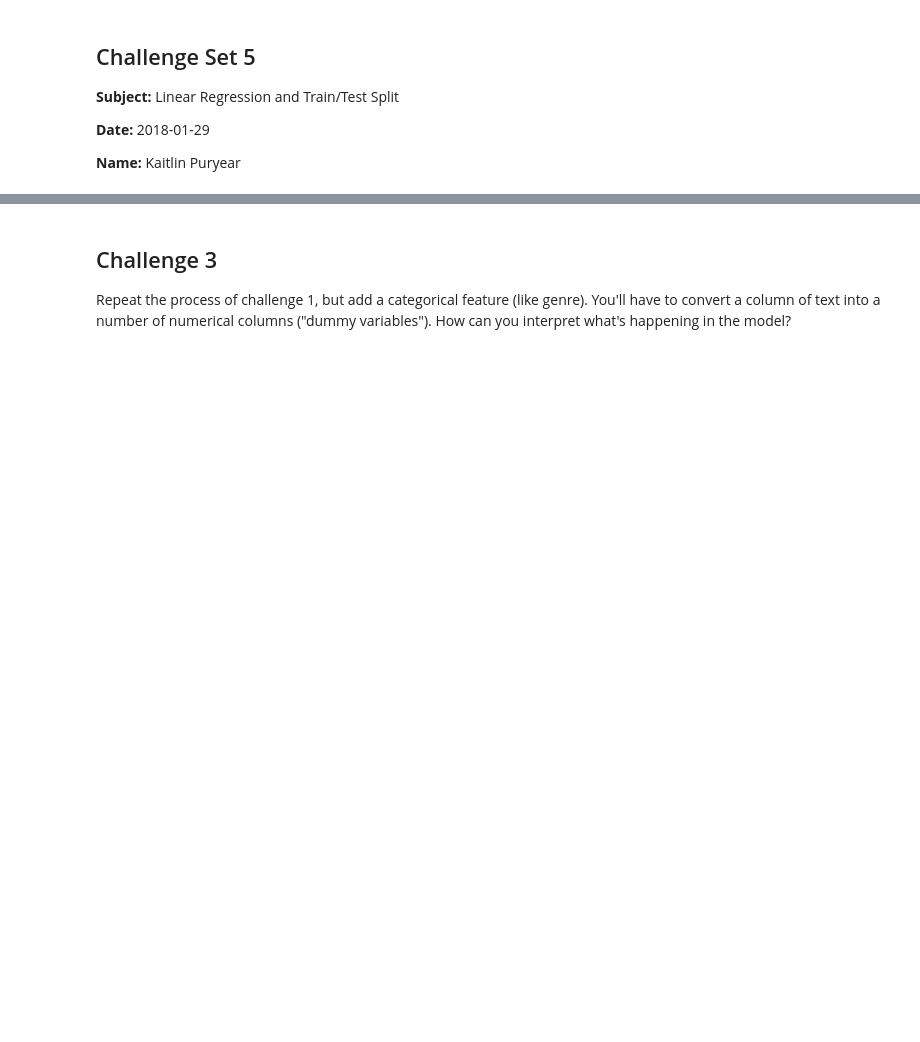
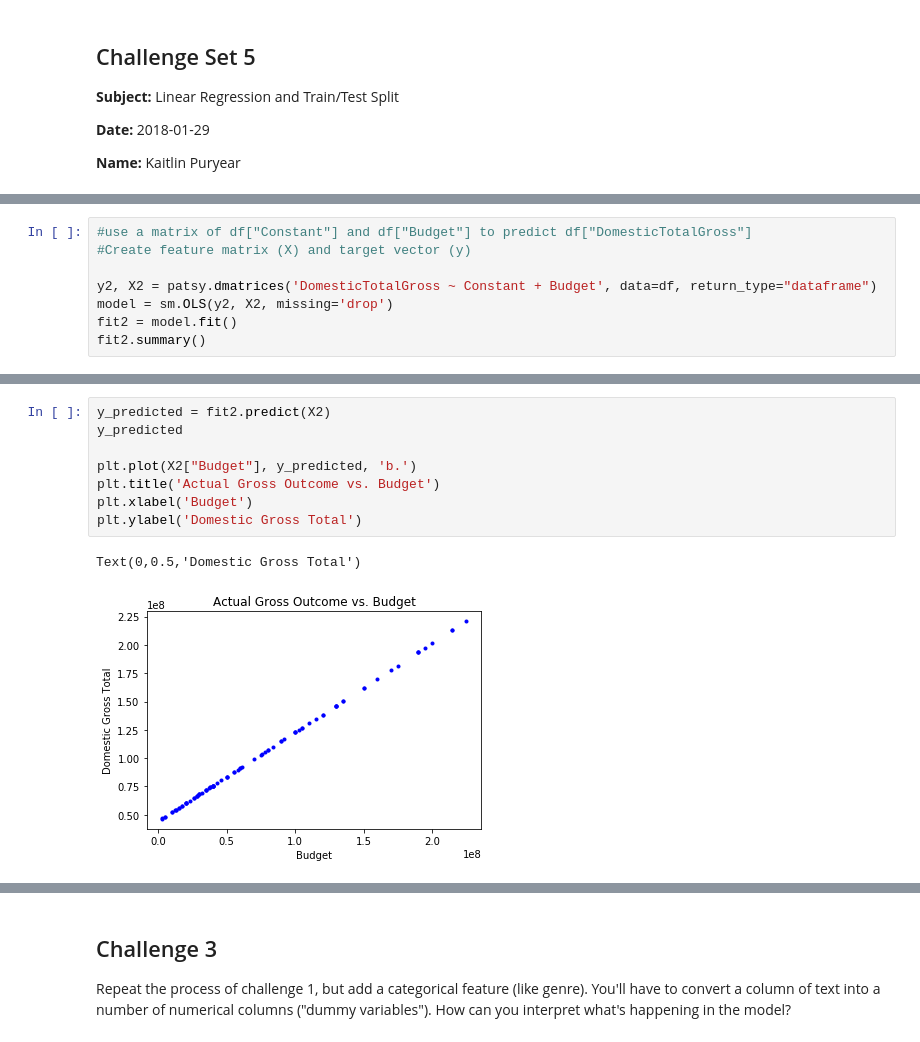
Before and after one commit to kpuryear/Puryear_Metis, a Jupyter notebook: challenges/challenge_5.ipynb, the cells around one changed output, grey strips where cells are left out. Drawn from its saved outputs; the diff is of its cells as text; blank space fills up the shorter version.

```diff
--- a/challenges/challenge_5.ipynb
+++ b/challenges/challenge_5.ipynb
@@ -116,0 +120,8 @@ Repeat the process of challenge one, but also add one continuous (numeric) predi
+# %%
+#use a matrix of df["Constant"] and df["Budget"] to predict df["DomesticTotalGross"]
+#Create feature matrix (X) and target vector (y)
+
+y2, X2 = patsy.dmatrices('DomesticTotalGross ~ Constant + Budget', data=df, return_type="dataframe")
+model = sm.OLS(y2, X2, missing='drop')
+fit2 = model.fit()
+fit2.summary()
@@ -116,0 +147,11 @@ Repeat the process of challenge one, but also add one continuous (numeric) predi
+# %%
+y_predicted = fit2.predict(X2)
+y_predicted
+
+plt.plot(X2["Budget"], y_predicted, 'b.')
+plt.title('Actual Gross Outcome vs. Budget')
+plt.xlabel('Budget')
+plt.ylabel('Domestic Gross Total')
+# %% [output]
+Text(0,0.5,'Domestic Gross Total')
+[figure, added]
```
Also changed, not shown: parts of 18 cells of this notebook, 1 other file.
